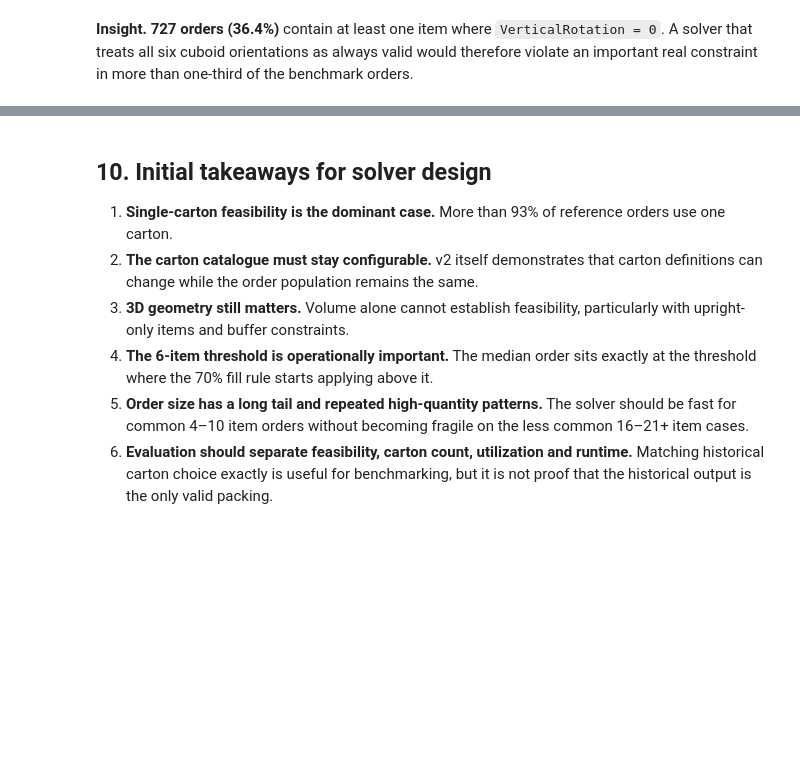
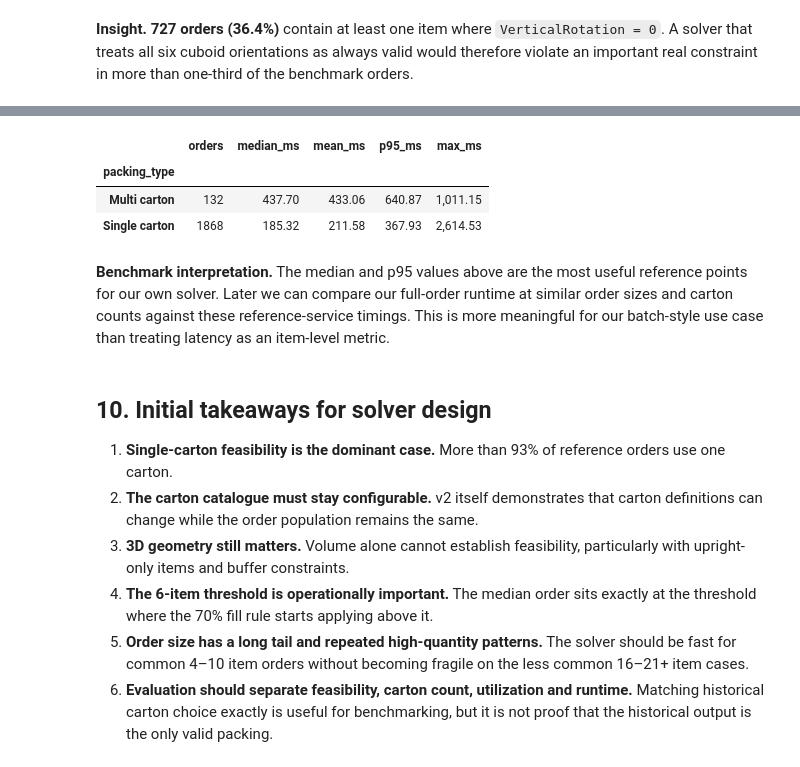
Before and after one commit to Voycepeh/ihubsolutions-capstone-project, a Jupyter notebook: notebooks/Inital EDA v2.ipynb, the cells around one changed output, grey strips where cells are left out. Saved outputs shown, nothing was run; the diff lists cells and outputs as text; code cells hidden in the pictures; blank space fills up the shorter version.

```diff
--- a/notebooks/Inital EDA v2.ipynb
+++ b/notebooks/Inital EDA v2.ipynb
@@ -240,3 +242,13 @@ Median: 187.25 ms | Mean: 226.20 ms | P95: 442.01 ms | Max: 2614.53 ms
+# %%
+summary = (latency_plot.groupby('packing_type').latency_ms.agg(orders='count', median_ms='median', mean_ms='mean', p95_ms=lambda s: s.quantile(0.95), max_ms='max').round(2))
+display(summary)
+# %% [output]
+|  | orders | median_ms | mean_ms | p95_ms | max_ms |
+| packing_type |  |  |  |  |  |
+| Multi carton | 132 | 437.70 | 433.06 | 640.87 | 1,011.15 |
+| Single carton | 1868 | 185.32 | 211.58 | 367.93 | 2,614.53 |
+# %% [markdown]
+**Benchmark interpretation.** The median and p95 values above are the most useful reference points for our own solver. Later we can compare our full-order runtime at similar order sizes and carton counts against these reference-service timings. This is more meaningful for our batch-style use case than treating latency as an item-level metric.
 # %% [markdown]
 ## 10. Initial takeaways for solver design
 
```
Also changed, not shown: parts of 6 cells of this notebook, 2 other files.
